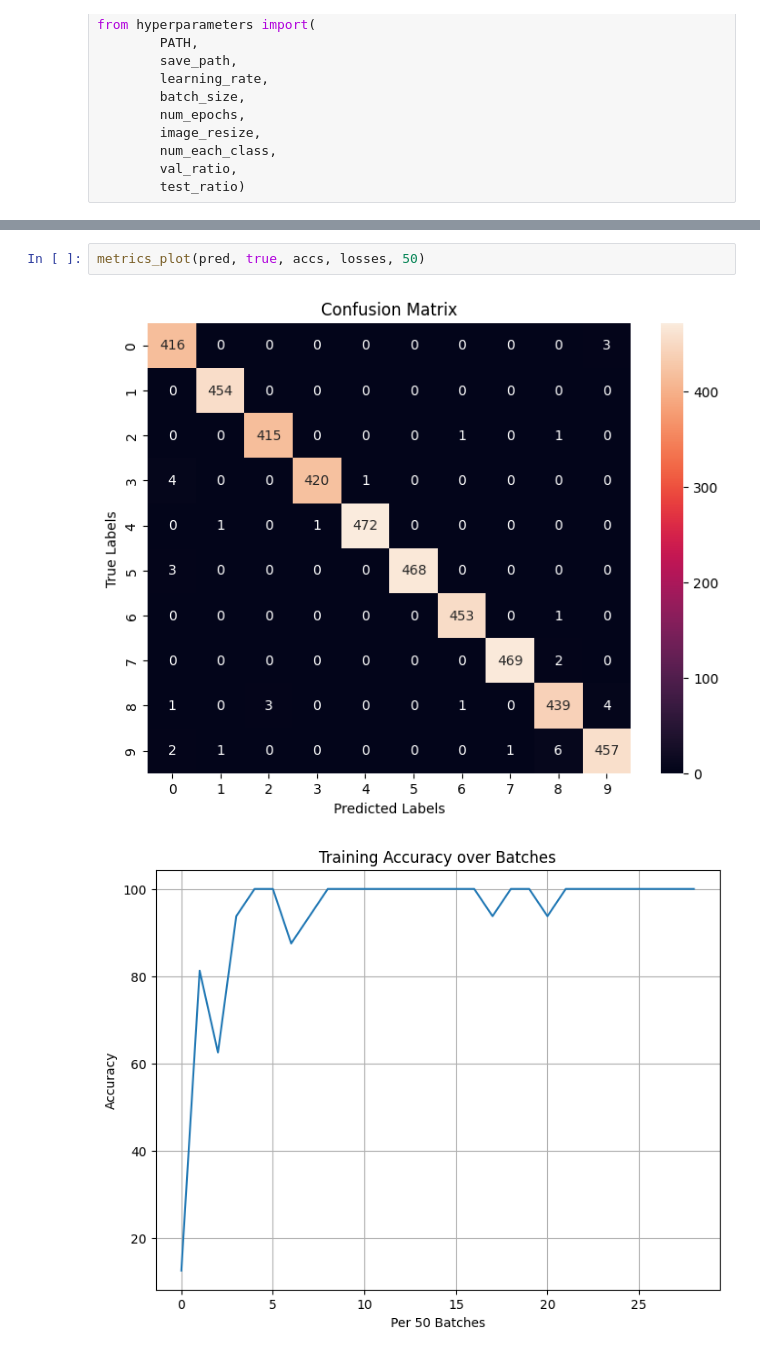
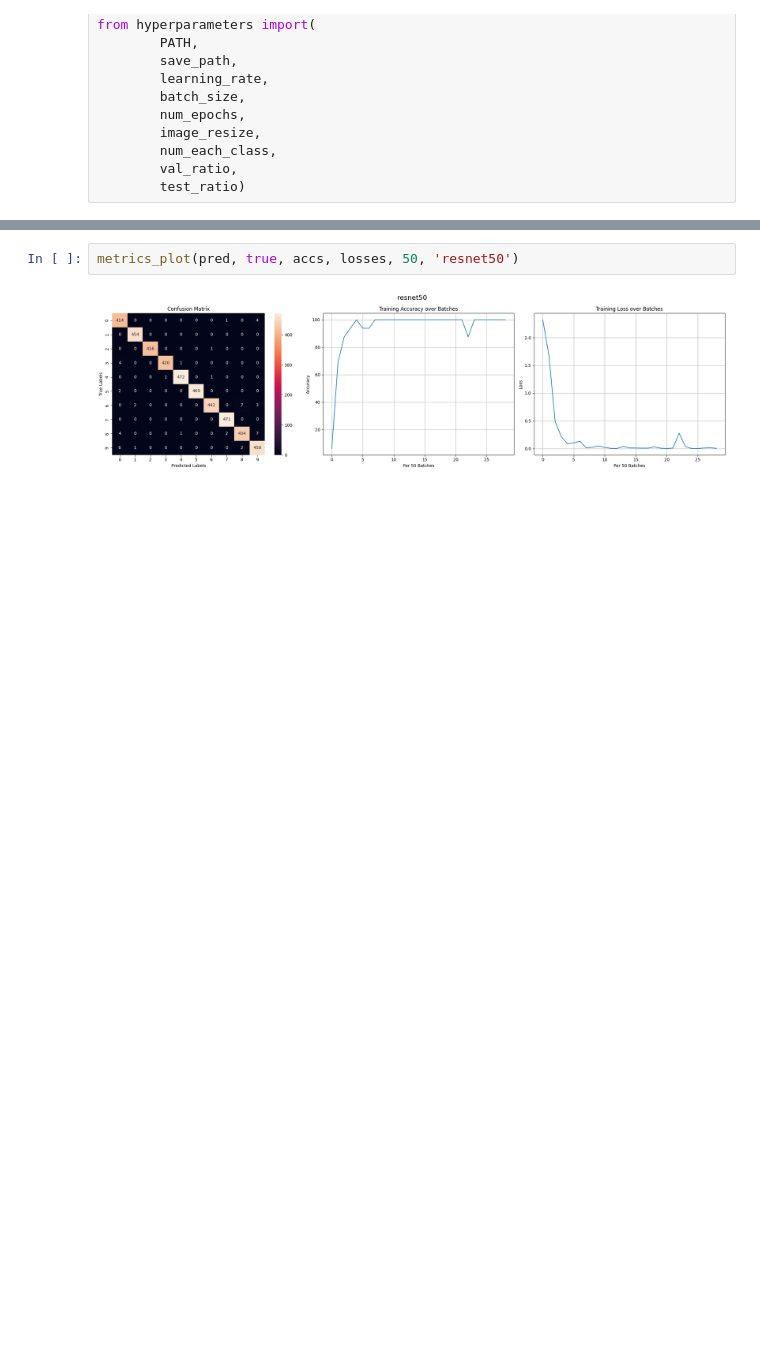
Before and after one commit to momoaolig/Distracted-Driver-Detection, a Jupyter notebook: notebook/Pre-trainedModel.ipynb, the cells around one changed output, grey strips where cells are left out. Drawn from its saved outputs; the diff is of its cells as text; blank space fills up the shorter version.

```diff
--- a/notebook/Pre-trainedModel.ipynb
+++ b/notebook/Pre-trainedModel.ipynb
@@ -66,5 +66,4 @@ Test Loss: 0.0325, Test Acc: 99.18
 # %%
-metrics_plot(pred, true, accs, losses, 50)
+metrics_plot(pred, true, accs, losses, 50, 'resnet50')
 # %% [output]
-[figure, old version]
+[figure, new version]
-[figure, removed]
```
Also changed, not shown: parts of 5 cells of this notebook, 21 other files.
